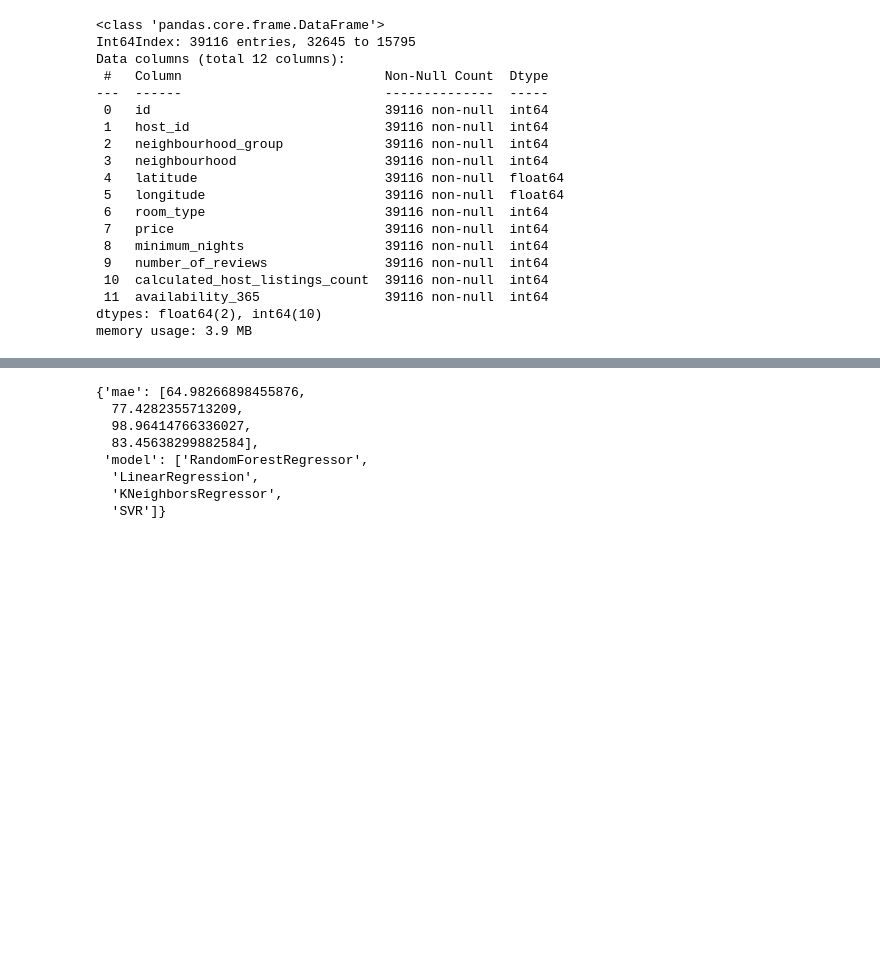
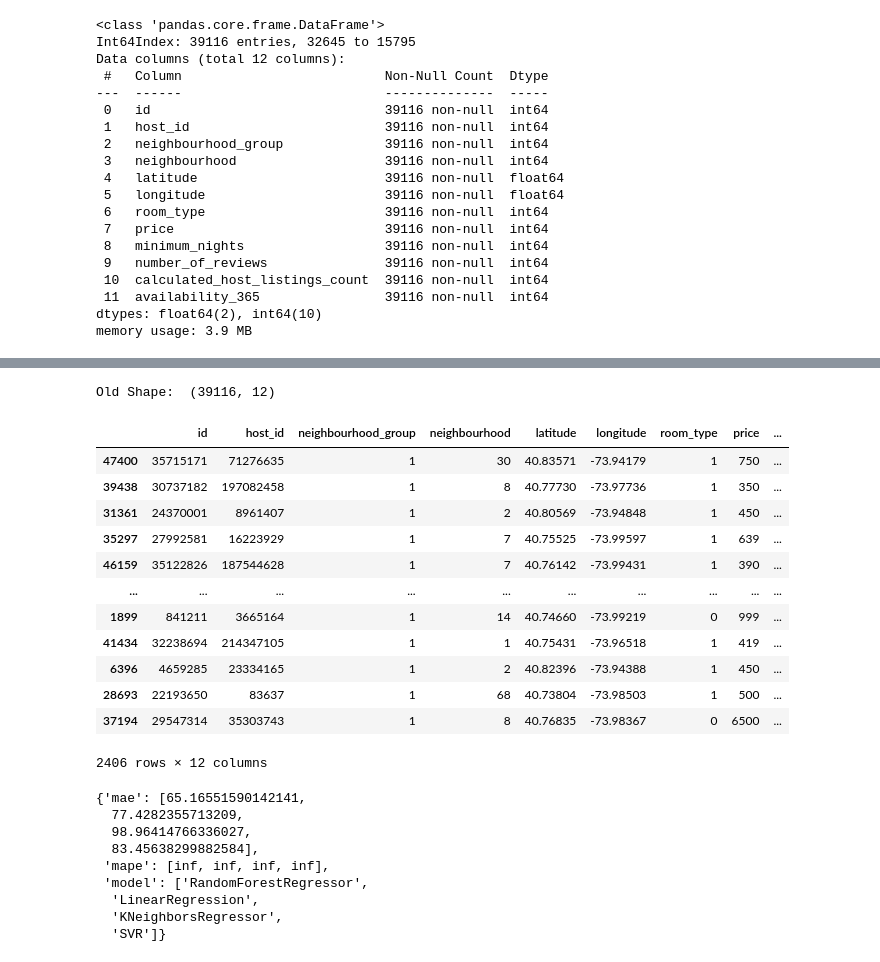
Before and after one commit to jeyakumarvs/datascience, a Jupyter notebook: airbnb_price_prediction.ipynb, the cells around one changed output, grey strips where cells are left out. Drawn from its saved outputs; the diff is of its cells as text; code cells hidden in the pictures; blank space fills up the shorter version.

```diff
--- a/airbnb_price_prediction.ipynb
+++ b/airbnb_price_prediction.ipynb
@@ -423,3 +459,44 @@ x_train, x_test, y_train, y_test = train_test_split(tr_data.drop('price', axis=1
+# %%
+#Replace the data points that lie outside of the lower and the upper bound with a NULL value.
+
+''' Detection '''
+# IQR
+Q1 = np.percentile(tr_data['price'], 25,
+				interpolation = 'midpoint')
+
+Q3 = np.percentile(tr_data['price'], 75,
+				interpolation = 'midpoint')
+IQR = Q3 - Q1
+
+print("Old Shape: ", tr_data.shape)
+
+# Upper bound
+upper = np.where(tr_data['price'] >= (Q3+1.5*IQR))
+# Lower bound
+lower = np.where(tr_data['price'] <= (Q1-1.5*IQR))
+
+tr_data[(tr_data.price<(Q1-1.5*IQR))|(tr_data.price>(Q3+1.5*IQR))]
+
+#Removing the Outliers
+#tr_data.drop(upper[0], inplace = True)
+#tr_data.drop(lower[0], inplace = True)
+
+#print("New Shape: ", tr_data.shape)
+# %% [output]
+Old Shape:  (39116, 12)
+|  | id | host_id | neighbourhood_group | neighbourhood | latitude | longitude | room_type | price | ... |
+| 47400 | 35715171 | 71276635 | 1 | 30 | 40.83571 | -73.94179 | 1 | 750 | ... |
+| 39438 | 30737182 | 197082458 | 1 | 8 | 40.77730 | -73.97736 | 1 | 350 | ... |
+| 31361 | 24370001 | 8961407 | 1 | 2 | 40.80569 | -73.94848 | 1 | 450 | ... |
+| 35297 | 27992581 | 16223929 | 1 | 7 | 40.75525 | -73.99597 | 1 | 639 | ... |
+| 46159 | 35122826 | 187544628 | 1 | 7 | 40.76142 | -73.99431 | 1 | 390 | ... |
+| ... | ... | ... | ... | ... | ... | ... | ... | ... | ... |
+| 1899 | 841211 | 3665164 | 1 | 14 | 40.74660 | -73.99219 | 0 | 999 | ... |
+| 41434 | 32238694 | 214347105 | 1 | 1 | 40.75431 | -73.96518 | 1 | 419 | ... |
+| 6396 | 4659285 | 23334165 | 1 | 2 | 40.82396 | -73.94388 | 1 | 450 | ... |
+| 28693 | 22193650 | 83637 | 1 | 68 | 40.73804 | -73.98503 | 1 | 500 | ... |
+| 37194 | 29547314 | 35303743 | 1 | 8 | 40.76835 | -73.98367 | 0 | 6500 | ... |
+2406 rows × 12 columns
 # %%
 #pick some models for accuracy check based on MAE (Mean Absolute Error)
 #Picked the below models for compare the accuracy
@@ -428,23 +505,24 @@ lmodels=[RandomForestRegressor(), LinearRegression(), KNeighborsRegressor(), SVR
 lmodel_names=['RandomForestRegressor', 'LinearRegression', 'KNeighborsRegressor','SVR']
 
 mae=[]
+mape=[]
 out={}
 
 for model in range(len(lmodels)):
     sel = lmodels[model]
     sel.fit(x_train, y_train)
     test_pred = sel.predict(x_test)
-    #mae.append(np.mean(np.absolute(test_pred - y_test)))
-    #print(np.absolute(test_pred - y_test))
     mae.append(mean_absolute_error(y_test, test_pred))
+    mape.append(np.mean(np.abs((y_test-test_pred)/y_test ))* 100)
 
-out_modelsel={'model':lmodel_names,'mae': mae}
+out_modelsel={'model':lmodel_names,'mae': mae, 'mape':mape}
 out_modelsel
 # %% [output]
-{'mae': [64.98266898455876,
+{'mae': [65.16551590142141,
   77.4282355713209,
   98.96414766336027,
   83.45638299882584],
+ 'mape': [inf, inf, inf, inf],
  'model': ['RandomForestRegressor',
   'LinearRegression',
   'KNeighborsRegressor',
```
Also changed, not shown: parts of 4 cells of this notebook.
